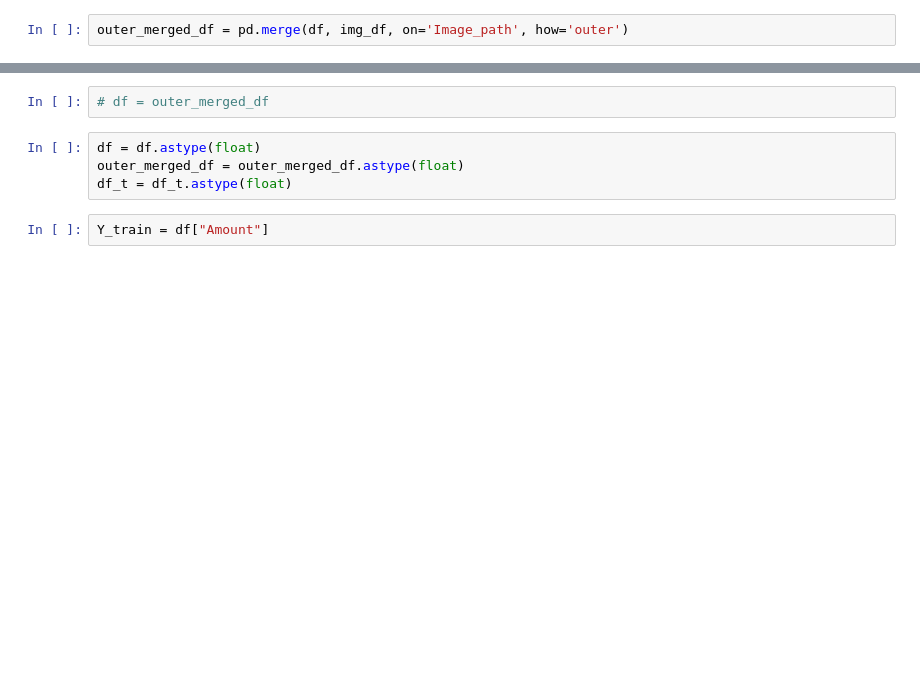
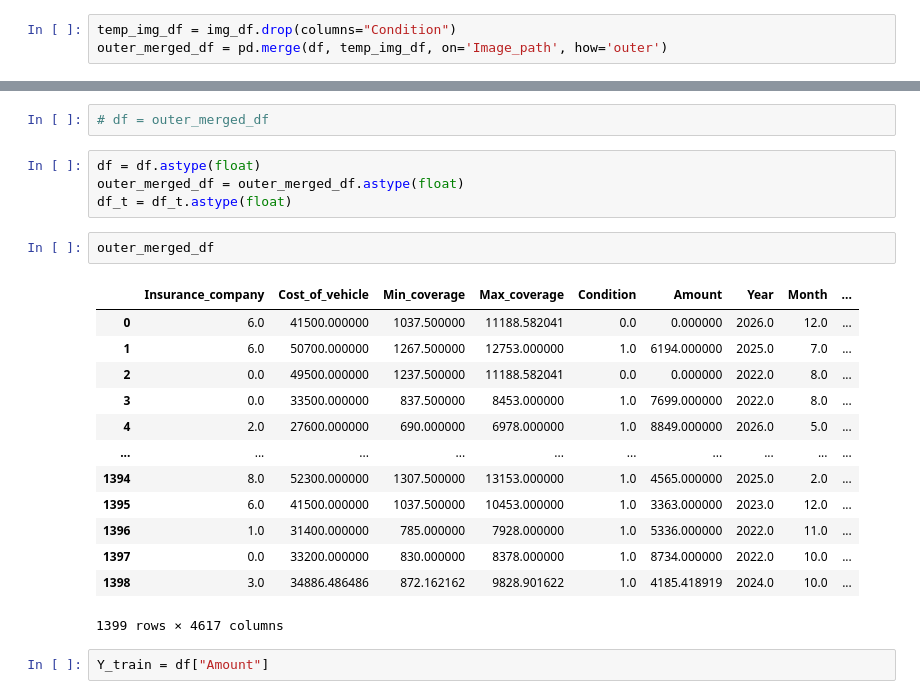
Before and after one commit to moriagr/ML_final_Project, a Jupyter notebook: car_insurance_1.ipynb, the cells around one changed output, grey strips where cells are left out. Cells and saved outputs as stored; diff of their text form; blank space fills up the shorter version.

```diff
--- a/car_insurance_1.ipynb
+++ b/car_insurance_1.ipynb
@@ -711,7 +812,8 @@ df
 | 1398 | data/Fast_Furious_Insured/trainIm... | B | 34886.486486 | 872.162162 | 9828.901622 | 1 | 4185.418919 | ... |
 1399 rows × 10 columns
 # %%
-outer_merged_df = pd.merge(df, img_df, on='Image_path', how='outer')
+temp_img_df = img_df.drop(columns="Condition")
+outer_merged_df = pd.merge(df, temp_img_df, on='Image_path', how='outer')
 # %%
 img_df
 # %% [output]
@@ -830,6 +933,22 @@ df
 df = df.astype(float)
 outer_merged_df = outer_merged_df.astype(float)
 df_t = df_t.astype(float)
+# %%
+outer_merged_df
+# %% [output]
+|  | Insurance_company | Cost_of_vehicle | Min_coverage | Max_coverage | Condition | Amount | Year | Month | ... |
+| 0 | 6.0 | 41500.000000 | 1037.500000 | 11188.582041 | 0.0 | 0.000000 | 2026.0 | 12.0 | ... |
+| 1 | 6.0 | 50700.000000 | 1267.500000 | 12753.000000 | 1.0 | 6194.000000 | 2025.0 | 7.0 | ... |
+| 2 | 0.0 | 49500.000000 | 1237.500000 | 11188.582041 | 0.0 | 0.000000 | 2022.0 | 8.0 | ... |
+| 3 | 0.0 | 33500.000000 | 837.500000 | 8453.000000 | 1.0 | 7699.000000 | 2022.0 | 8.0 | ... |
+| 4 | 2.0 | 27600.000000 | 690.000000 | 6978.000000 | 1.0 | 8849.000000 | 2026.0 | 5.0 | ... |
+| ... | ... | ... | ... | ... | ... | ... | ... | ... | ... |
+| 1394 | 8.0 | 52300.000000 | 1307.500000 | 13153.000000 | 1.0 | 4565.000000 | 2025.0 | 2.0 | ... |
+| 1395 | 6.0 | 41500.000000 | 1037.500000 | 10453.000000 | 1.0 | 3363.000000 | 2023.0 | 12.0 | ... |
+| 1396 | 1.0 | 31400.000000 | 785.000000 | 7928.000000 | 1.0 | 5336.000000 | 2022.0 | 11.0 | ... |
+| 1397 | 0.0 | 33200.000000 | 830.000000 | 8378.000000 | 1.0 | 8734.000000 | 2022.0 | 10.0 | ... |
+| 1398 | 3.0 | 34886.486486 | 872.162162 | 9828.901622 | 1.0 | 4185.418919 | 2024.0 | 10.0 | ... |
+1399 rows × 4617 columns
 # %%
 Y_train = df["Amount"]
 # %%
```
Also changed, not shown: parts of 70 cells of this notebook.
